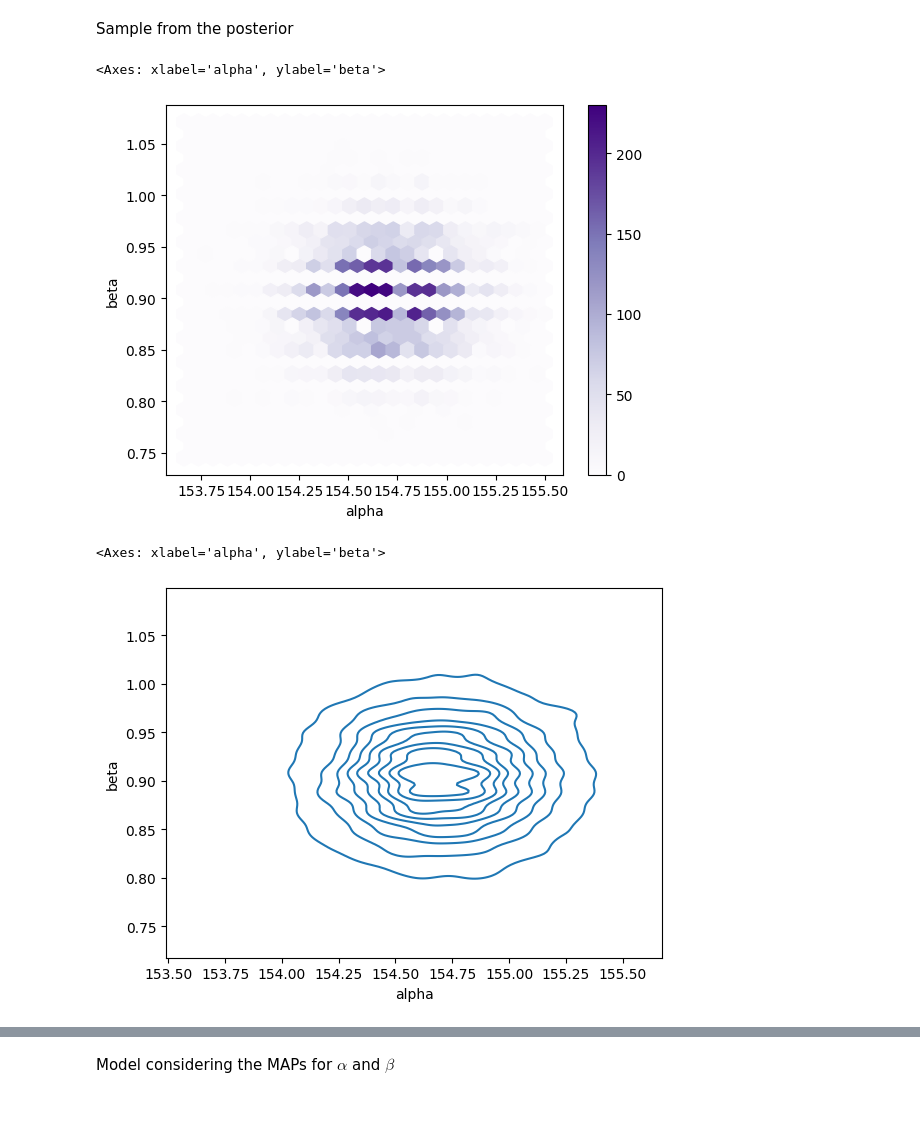
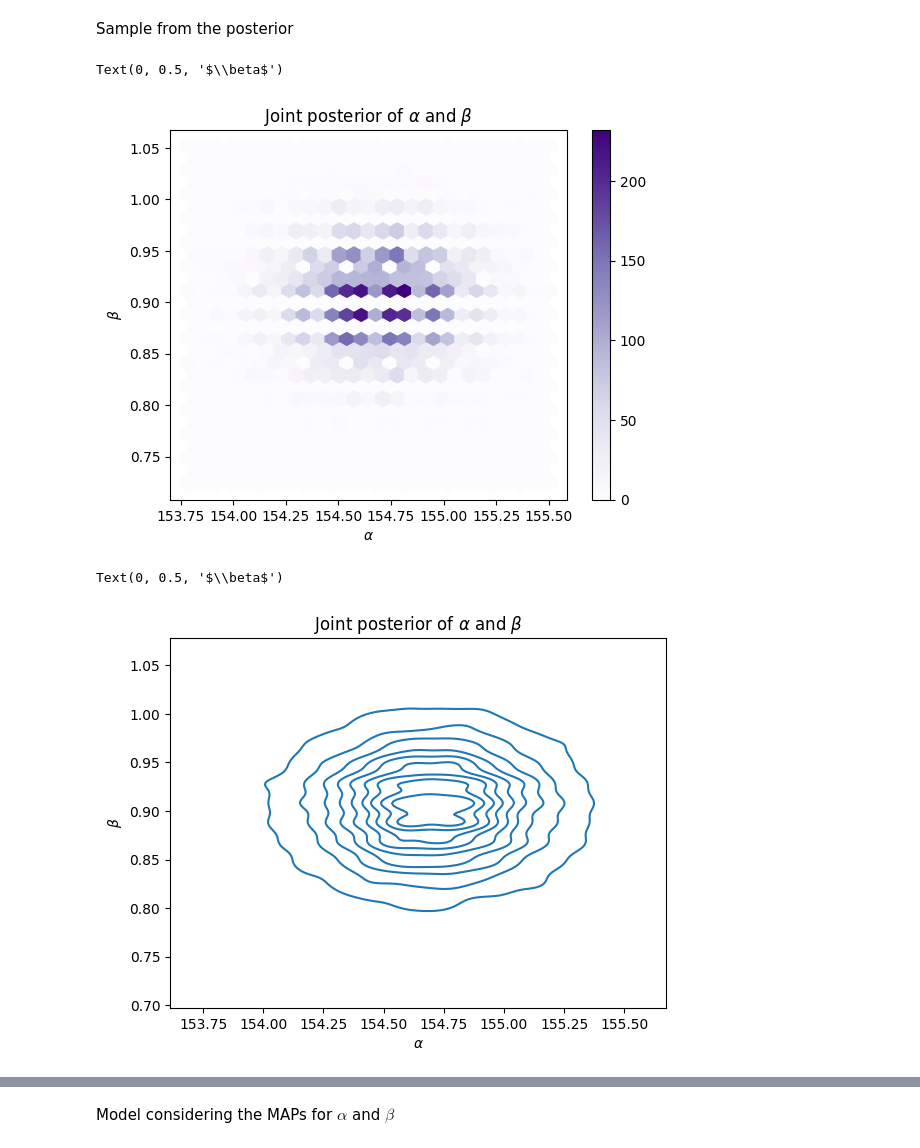
Before and after one commit to IrvingGomez/BayesianStatistics, a Jupyter notebook: Codes/13_HeightWeightAdultsGrid.ipynb, the cells around one changed output, grey strips where cells are left out. Cells and saved outputs as stored; diff of their text form; code cells hidden in the pictures; blank space fills up the shorter version.

```diff
--- a/Codes/13_HeightWeightAdultsGrid.ipynb
+++ b/Codes/13_HeightWeightAdultsGrid.ipynb
@@ -101,12 +100,20 @@ SampleId = random.choices(range(Candidates.shape[0]), weights=np.exp(LogPosterio
 SamplePosterior = Candidates.iloc[SampleId]
 # %%
 SamplePosterior.plot.hexbin(x='alpha', y='beta', cmap='Purples', gridsize=25)
+
+plt.title(r"Joint posterior of $\alpha$ and $\beta$")
+plt.xlabel(r'$\alpha$')
+plt.ylabel(r'$\beta$')
 # %% [output]
-<Axes: xlabel='alpha', ylabel='beta'>
+Text(0, 0.5, '$\\beta$')
-[figure, old version]
+[figure, new version]
 # %%
 sns.kdeplot(data=SamplePosterior, x='alpha', y='beta')
+
+plt.title(r"Joint posterior of $\alpha$ and $\beta$")
+plt.xlabel(r'$\alpha$')
+plt.ylabel(r'$\beta$')
 # %% [output]
-<Axes: xlabel='alpha', ylabel='beta'>
+Text(0, 0.5, '$\\beta$')
-[figure, old version]
+[figure, new version]
 # %%
```
Also changed, not shown: parts of 14 cells of this notebook, 2 other files.
